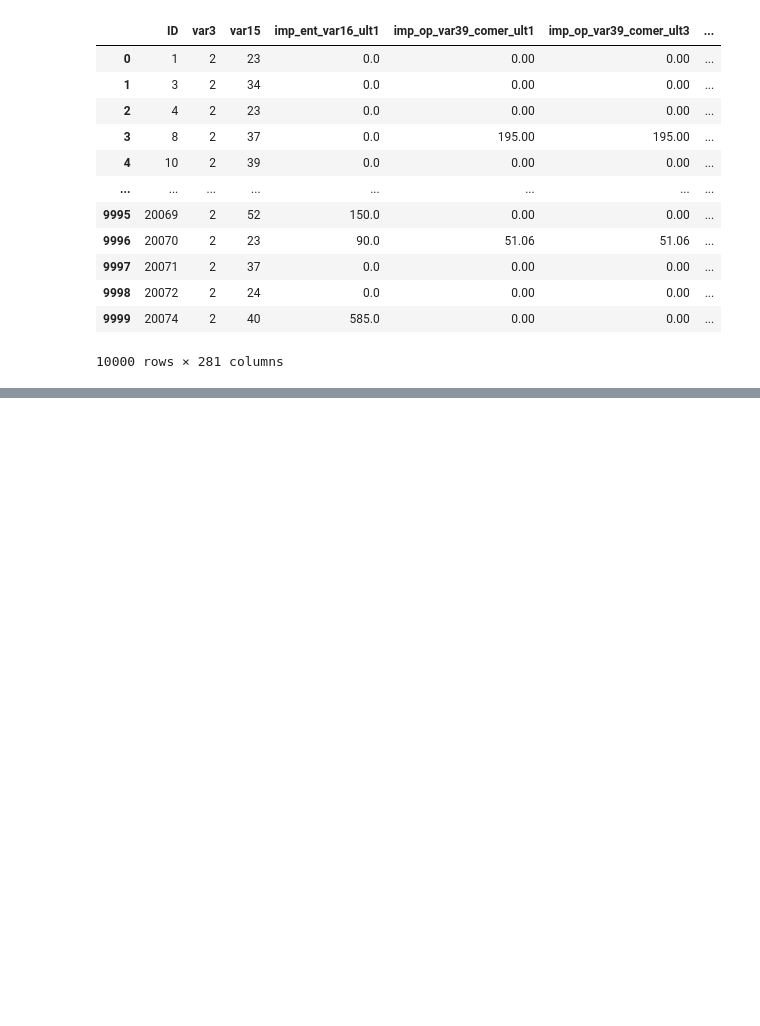
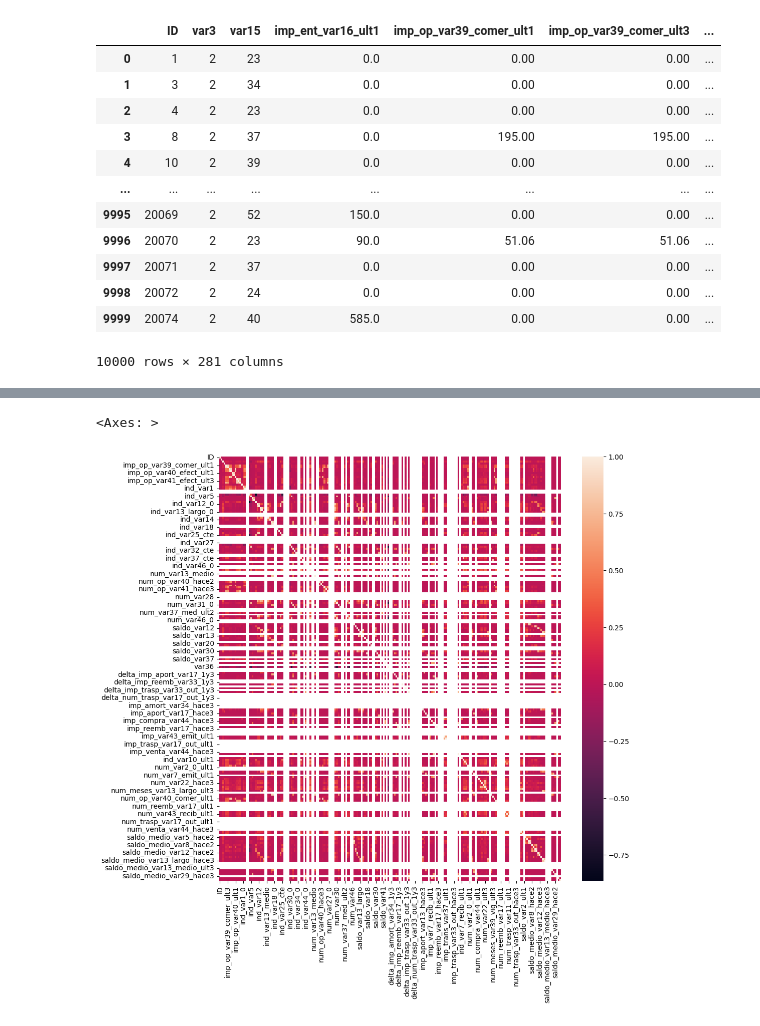
Before and after one commit to ahmedhany14/Feature-engineering, a Jupyter notebook: feature selection/feature_selection.ipynb, the cells around one changed output, grey strips where cells are left out. Cells and saved outputs as stored; diff of their text form; code cells hidden in the pictures; blank space fills up the shorter version.

```diff
--- a/feature selection/feature_selection.ipynb
+++ b/feature selection/feature_selection.ipynb
@@ -37,7 +38,7 @@ data
 # %% [markdown]
 there are many constant columns, which it will make the model work bad
 # %%
-df = data
+df = santander
 x_train, x_test, y_train, y_test = train_test_split(
     df.drop(columns=["TARGET"], axis=1), df["TARGET"], test_size=0.3, random_state=42
 )
@@ -81,0 +188,5 @@ new_df
+# %%
+correlated_columns = remove_strong_corr(X, corr=0.9)
+X.drop(columns=correlated_columns, axis=1, inplace=True)
+print(len(correlated_columns))
+X
@@ -81,0 +208,8 @@ new_df
+# %%
+corrmat = X.corr()
+fig, ax = plt.subplots()
+fig.set_size_inches(11, 11)
+sns.heatmap(corrmat)
+# %% [output]
+<Axes: >
+[figure, added]
```
Also changed, not shown: parts of 15 cells of this notebook.
